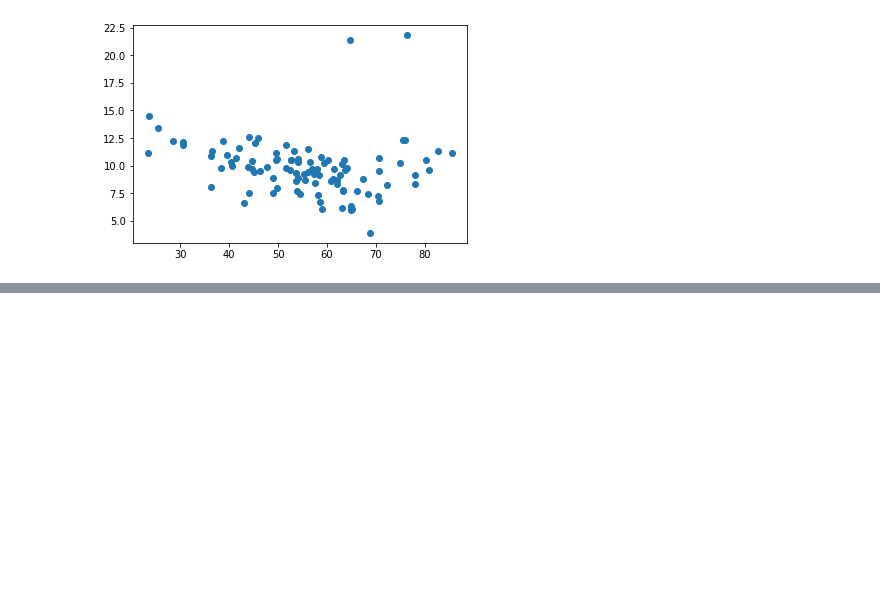
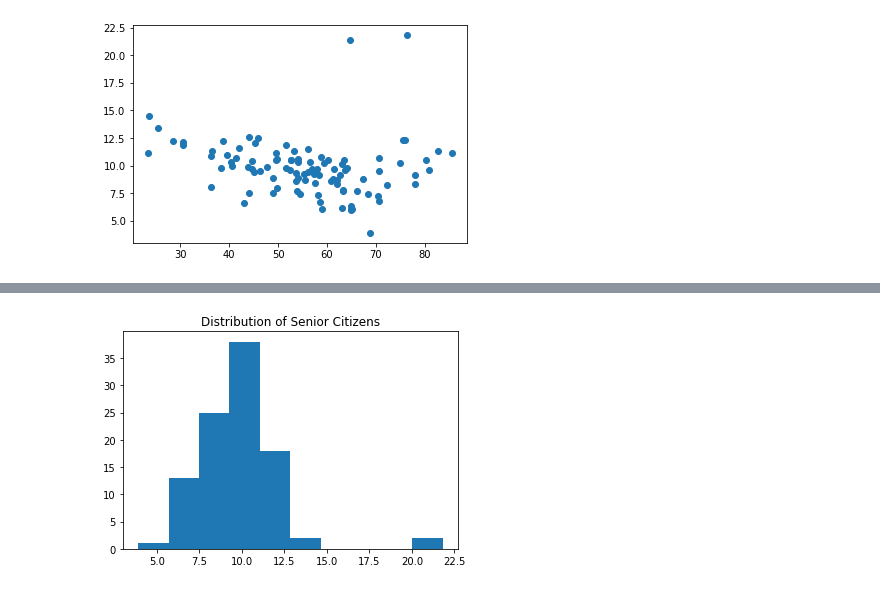
Before and after one commit to ravi260372/Data_Science_Python, a Jupyter notebook: DPhi_Data_Visualization.ipynb, the cells around one changed output, grey strips where cells are left out. Cells and saved outputs as stored; diff of their text form; code cells hidden in the pictures; blank space fills up the shorter version.

```diff
--- a/DPhi_Data_Visualization.ipynb
+++ b/DPhi_Data_Visualization.ipynb
@@ -86,0 +126,7 @@ plt.show(); # visualize the plot
+# %%
+# plot a histogram of % senior citizens
+plt.hist(df.percent_senior)
+plt.title('Distribution of Senior Citizens')
+plt.show();
+# %% [output]
+[figure, added]
```
Also changed, not shown: parts of 38 cells of this notebook.
